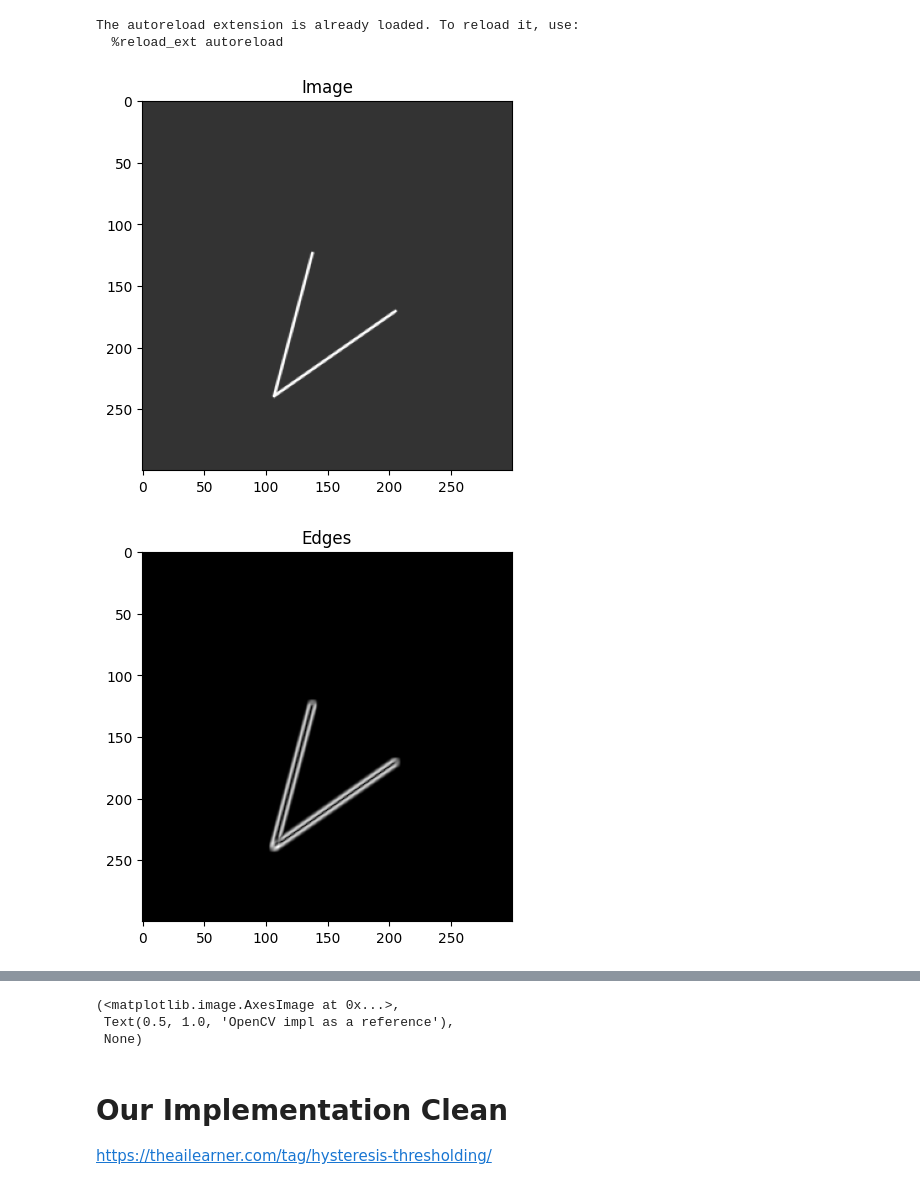
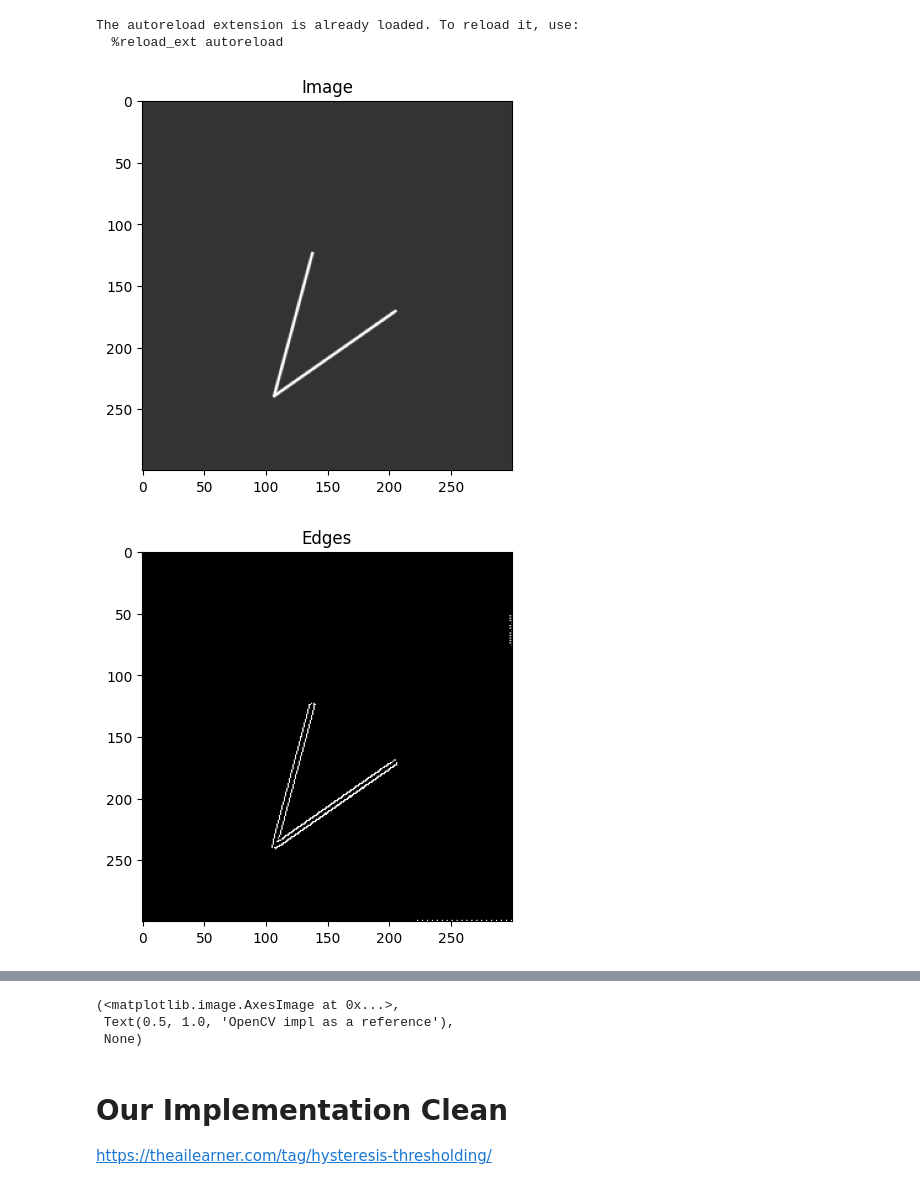
Before and after one commit to coeus-uk/computer-vision, a Jupyter notebook: Task1.ipynb, the cells around one changed output, grey strips where cells are left out. Saved outputs shown, nothing was run; the diff lists cells and outputs as text; code cells hidden in the pictures.

```diff
--- a/Task1.ipynb
+++ b/Task1.ipynb
@@ -17,26 +17,26 @@ The autoreload extension is already loaded. To reload it, use:
 # %%
 img = cv2.imread("Task1Dataset\\image1.png")
 img = img[0:300, 500:800]
 
 # img = cv2.imread("ducks.jpeg")
 # img = img[1200:1800,1200:1800]
 
 img = cv2.cvtColor(img, cv2.COLOR_RGB2GRAY)
 plt.imshow(cv2.cvtColor(img, cv2.COLOR_GRAY2RGB)), plt.title('Image'), plt.show()
 
 img_canny = utils.canny(img,
                   gauss_kernel_size=5,
-                  sigma=5,
+                  sigma=2,
                   low_threshold=70,
                   high_threshold=110
                   )
 plt.imshow(cv2.cvtColor(img_canny, cv2.COLOR_GRAY2RGB)), plt.title('Edges'), plt.show()
 
 img_canny_reference = cv2.Canny(img, threshold1=70, threshold2=110)
 plt.imshow(cv2.cvtColor(img_canny_reference, cv2.COLOR_GRAY2RGB)), plt.title('OpenCV impl as a reference'), plt.show()
 # %% [output]
 [figure]
-[figure, old version]
+[figure, new version]
 [figure]
 (<matplotlib.image.AxesImage at 0x...>,
  Text(0.5, 1.0, 'OpenCV impl as a reference'),
```
Also changed, not shown: parts of 1 cell of this notebook, 1 other file.
